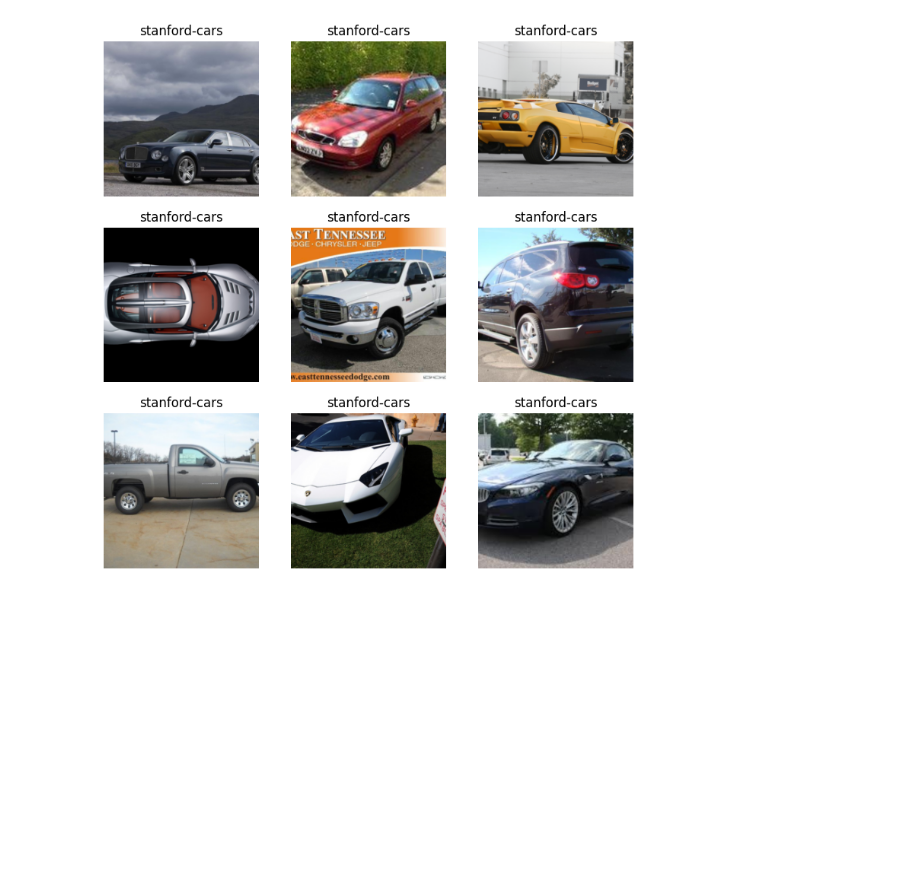
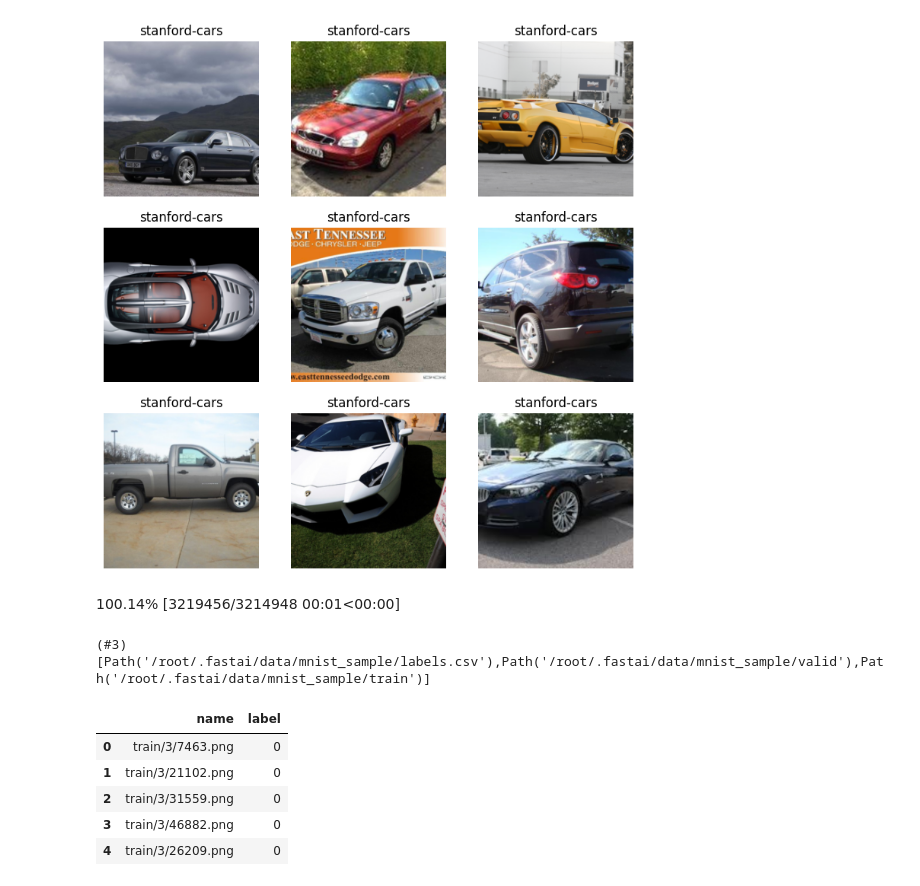
Before and after one commit to SanjaySaatyaki/fast_ai_try_out, a Jupyter notebook: exploration.ipynb, the cells around one changed output. Cells and saved outputs as stored; diff of their text form; code cells hidden in the pictures; blank space fills up the shorter version.

```diff
--- a/exploration.ipynb
+++ b/exploration.ipynb
@@ -76,3 +76,23 @@ dls = ImageDataLoaders.from_path_func(cars_dataset_path, files, label_func, item
 dls.show_batch()
 # %% [output]
 [figure]
+# %%
+minst_data = untar_data(URLs.MNIST_SAMPLE)
+# %% [output]
+100.14% [3219456/3214948 00:01<00:00]
+# %%
+minst_data.ls()
+# %% [output]
+(#3) [Path('/root/.fastai/data/mnist_sample/labels.csv'),Path('/root/.fastai/data/mnist_sample/valid'),Path('/root/.fastai/data/mnist_sample/train')]
+# %%
+labels_data = minst_data/'labels.csv'
+labels_csv = pd.read_csv(labels_data)
+# %%
+labels_csv.head()
+# %% [output]
+|  | name | label |
+| 0 | train/3/7463.png | 0 |
+| 1 | train/3/21102.png | 0 |
+| 2 | train/3/31559.png | 0 |
+| 3 | train/3/46882.png | 0 |
+| 4 | train/3/26209.png | 0 |
```
